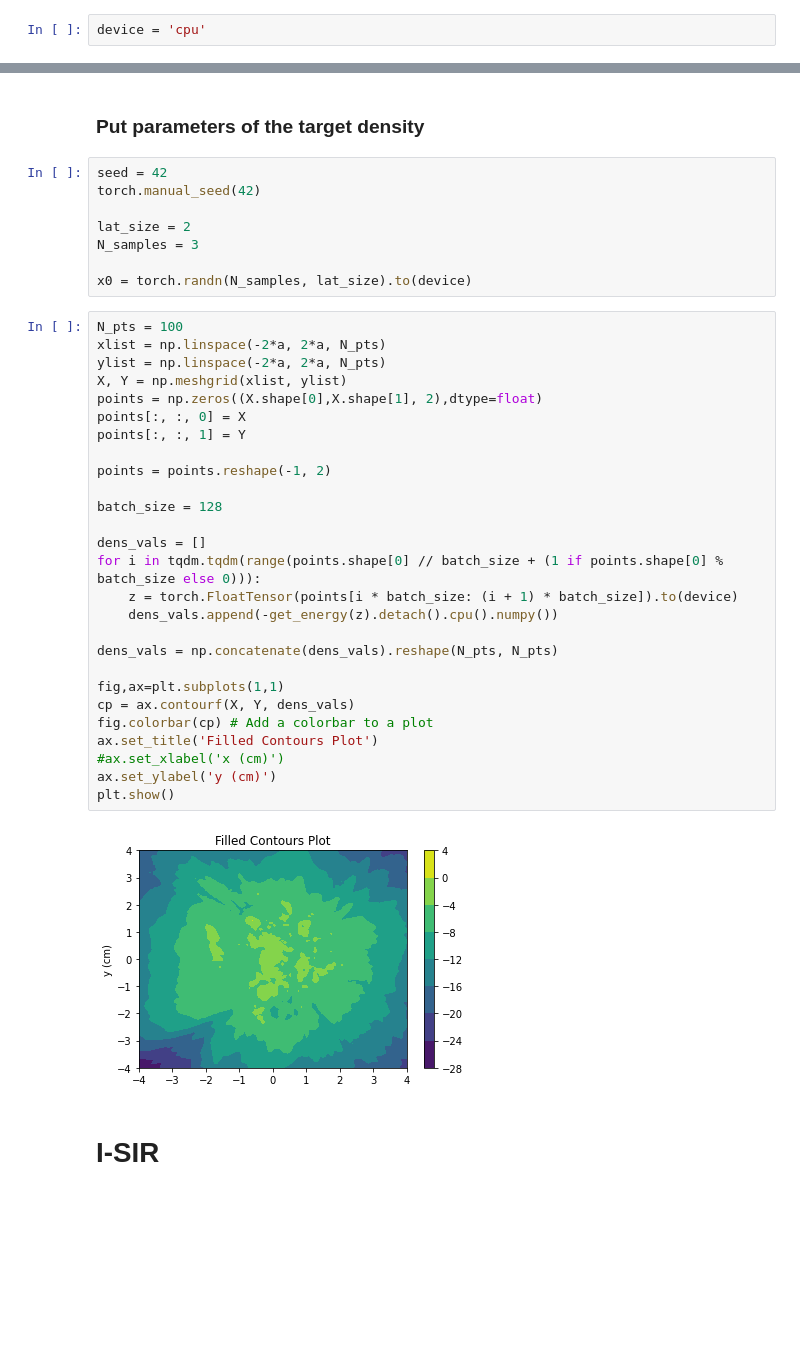
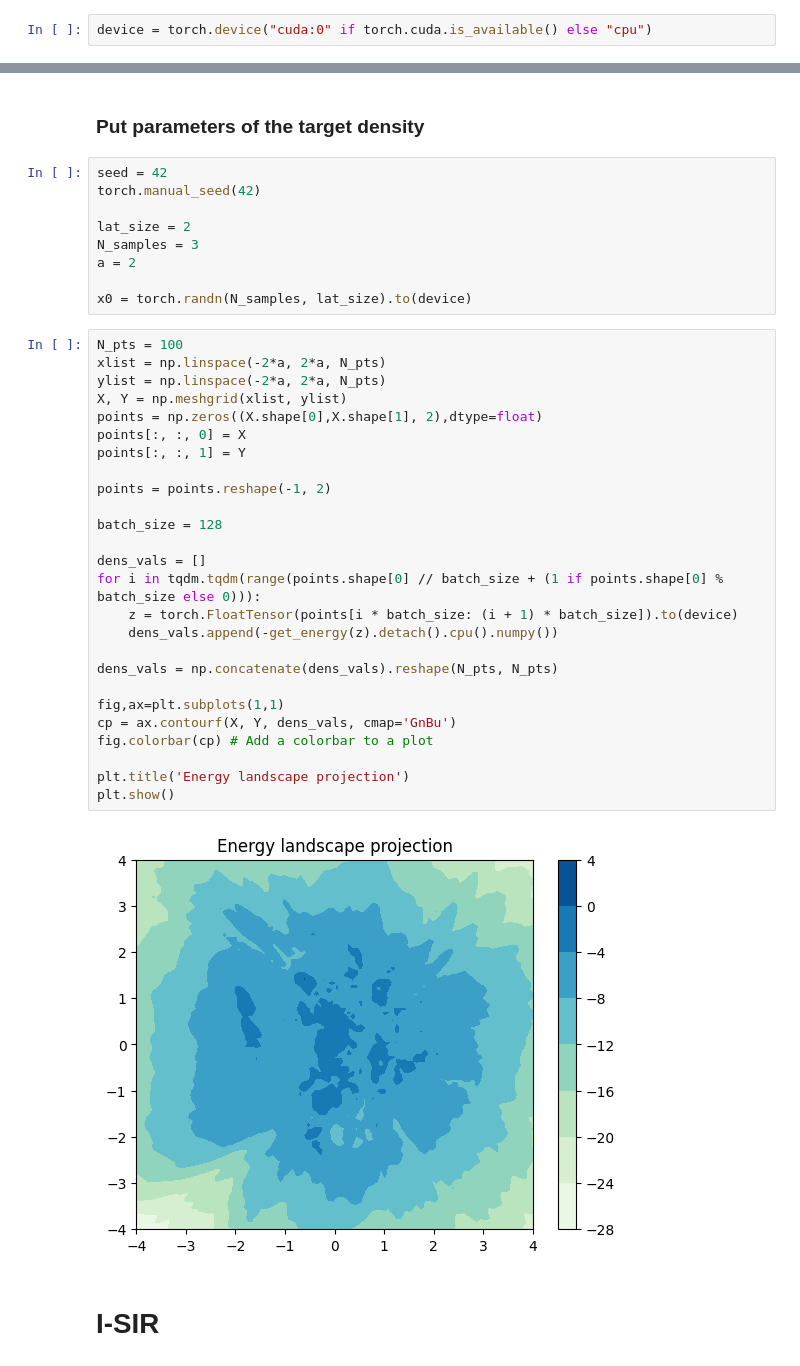
Before and after one commit to svsamsonov/ex2mcmc_new, a Jupyter notebook: exp_mnist/JSGAN_samples.ipynb, the cells around one changed output, grey strips where cells are left out. Saved outputs shown, nothing was run; the diff lists cells and outputs as text; blank space fills up the shorter version.

```diff
--- a/exp_mnist/JSGAN_samples.ipynb
+++ b/exp_mnist/JSGAN_samples.ipynb
@@ -13,5 +17,5 @@ from .models.vanilla_gan_mnist import GeneratorMNIST, DiscriminatorMNIST
 # %%
-device = 'cpu'
+device = torch.device("cuda:0" if torch.cuda.is_available() else "cpu")
 # %%
 gen_mnist = GeneratorMNIST(2)
 gen_mnist.to(device)
@@ -51,37 +55,37 @@ torch.manual_seed(42)
 
 lat_size = 2
 N_samples = 3
+a = 2
 
 x0 = torch.randn(N_samples, lat_size).to(device)
 # %%
 N_pts = 100
 xlist = np.linspace(-2*a, 2*a, N_pts)
 ylist = np.linspace(-2*a, 2*a, N_pts)
 X, Y = np.meshgrid(xlist, ylist)
 points = np.zeros((X.shape[0],X.shape[1], 2),dtype=float)
 points[:, :, 0] = X
 points[:, :, 1] = Y
 
 points = points.reshape(-1, 2)
 
 batch_size = 128
 
 dens_vals = []
 for i in tqdm.tqdm(range(points.shape[0] // batch_size + (1 if points.shape[0] % batch_size else 0))):
     z = torch.FloatTensor(points[i * batch_size: (i + 1) * batch_size]).to(device)
     dens_vals.append(-get_energy(z).detach().cpu().numpy())
 
 dens_vals = np.concatenate(dens_vals).reshape(N_pts, N_pts)
 
 fig,ax=plt.subplots(1,1)
-cp = ax.contourf(X, Y, dens_vals)
+cp = ax.contourf(X, Y, dens_vals, cmap='GnBu')
 fig.colorbar(cp) # Add a colorbar to a plot
-ax.set_title('Filled Contours Plot')
-#ax.set_xlabel('x (cm)')
-ax.set_ylabel('y (cm)')
+
+plt.title('Energy landscape projection')
 plt.show()
 # %% [output]
-[figure, old version]
+[figure, new version]
 # %% [markdown]
 # I-SIR
 # %%
```
Also changed, not shown: parts of 9 cells of this notebook, 18 other files.
